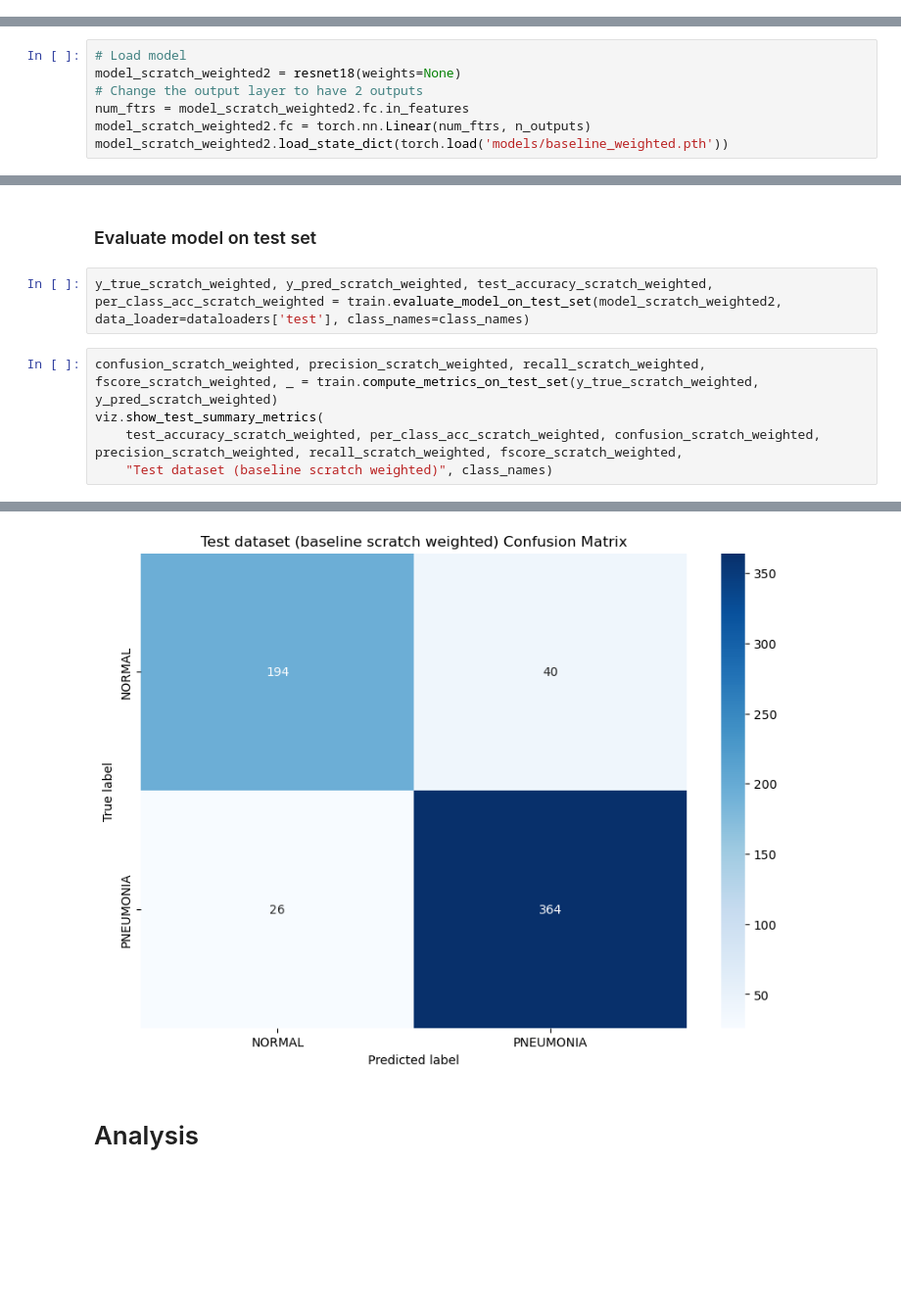
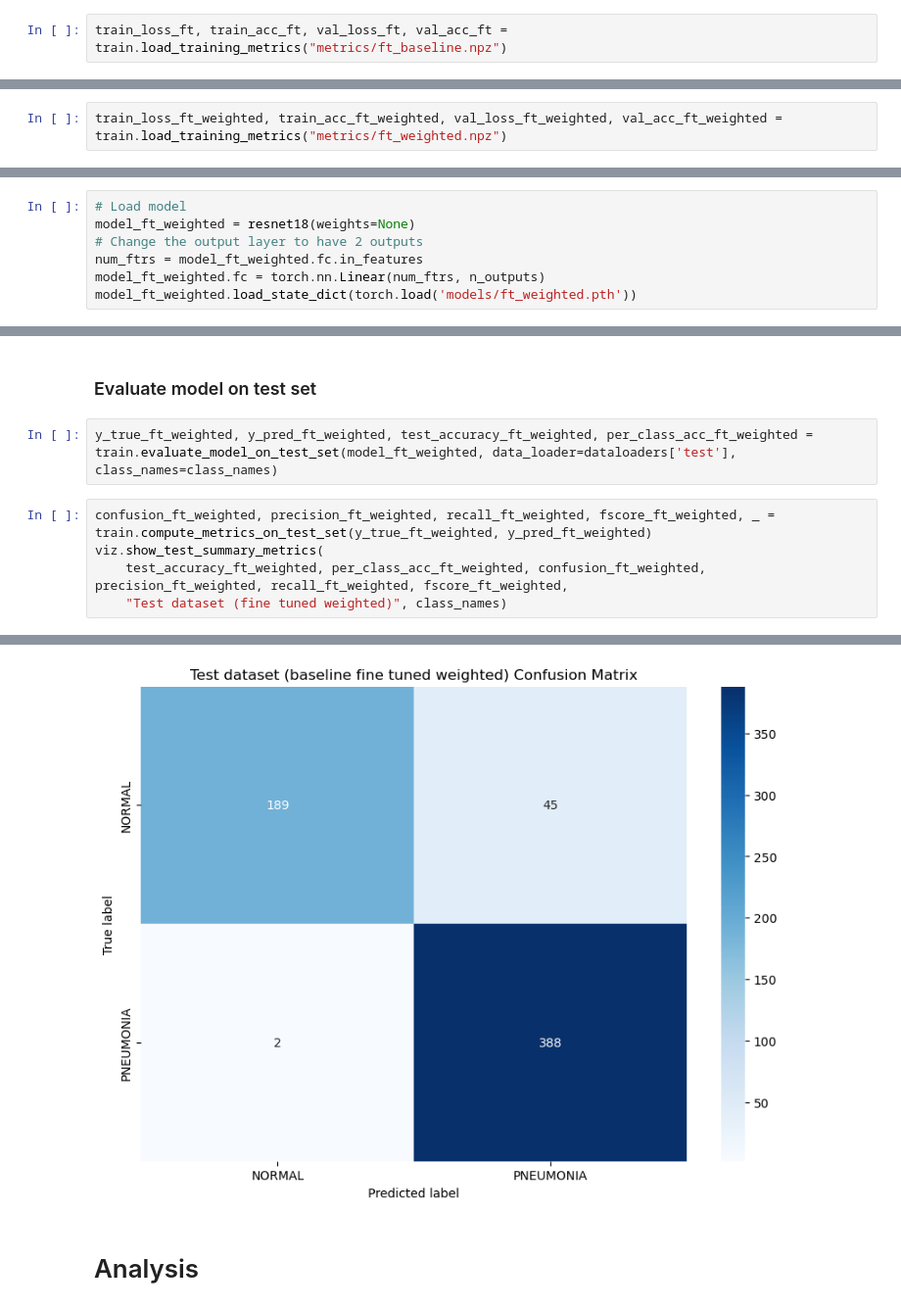
Before and after one commit to nashirj/chest-xray-classification, a Jupyter notebook: Assignment1.ipynb, the cells around one changed output, grey strips where cells are left out. Shown at 98% size. Saved outputs shown, nothing was run; the diff lists cells and outputs as text; blank space fills up the shorter version.

```diff
--- a/Assignment1.ipynb
+++ b/Assignment1.ipynb
@@ -379,3 +385,5 @@ train.save_training_metrics("metrics/baseline_ft", train_loss_ft, train_acc_ft,
+# %%
+train_loss_ft, train_acc_ft, val_loss_ft, val_acc_ft = train.load_training_metrics("metrics/ft_baseline.npz")
 # %%
 viz.plot_training_metrics(train_loss_ft, train_acc_ft, val_loss_ft, val_acc_ft, title="Baseline fine tuned")
 # %% [output]
@@ -462 +470,3 @@ train.save_training_metrics("metrics/baseline_scratch_weighted", train_loss_scra
+# %%
+train_loss_ft_weighted, train_acc_ft_weighted, val_loss_ft_weighted, val_acc_ft_weighted = train.load_training_metrics("metrics/ft_weighted.npz")
 # %%
@@ -475,20 +485,20 @@ torch.save(model_scratch_weighted.state_dict(), 'models/baseline_weighted.pth')
 ### Load model
 # %%
 # Load model
-model_scratch_weighted2 = resnet18(weights=None)
+model_ft_weighted = resnet18(weights=None)
 # Change the output layer to have 2 outputs
-num_ftrs = model_scratch_weighted2.fc.in_features
-model_scratch_weighted2.fc = torch.nn.Linear(num_ftrs, n_outputs)
-model_scratch_weighted2.load_state_dict(torch.load('models/baseline_weighted.pth'))
+num_ftrs = model_ft_weighted.fc.in_features
+model_ft_weighted.fc = torch.nn.Linear(num_ftrs, n_outputs)
+model_ft_weighted.load_state_dict(torch.load('models/ft_weighted.pth'))
 # %% [output]
 <All keys matched successfully>
 # %% [markdown]
 ### Evaluate model on test set
 # %%
-y_true_scratch_weighted, y_pred_scratch_weighted, test_accuracy_scratch_weighted, per_class_acc_scratch_weighted = train.evaluate_model_on_test_set(model_scratch_weighted2, data_loader=dataloaders['test'], class_names=class_names)
+y_true_ft_weighted, y_pred_ft_weighted, test_accuracy_ft_weighted, per_class_acc_ft_weighted = train.evaluate_model_on_test_set(model_ft_weighted, data_loader=dataloaders['test'], class_names=class_names)
 # %%
-confusion_scratch_weighted, precision_scratch_weighted, recall_scratch_weighted, fscore_scratch_weighted, _ = train.compute_metrics_on_test_set(y_true_scratch_weighted, y_pred_scratch_weighted)
+confusion_ft_weighted, precision_ft_weighted, recall_ft_weighted, fscore_ft_weighted, _ = train.compute_metrics_on_test_set(y_true_ft_weighted, y_pred_ft_weighted)
 viz.show_test_summary_metrics(
-    test_accuracy_scratch_weighted, per_class_acc_scratch_weighted, confusion_scratch_weighted, precision_scratch_weighted, recall_scratch_weighted, fscore_scratch_weighted,
-    "Test dataset (baseline scratch weighted)", class_names)
+    test_accuracy_ft_weighted, per_class_acc_ft_weighted, confusion_ft_weighted, precision_ft_weighted, recall_ft_weighted, fscore_ft_weighted,
+    "Test dataset (fine tuned weighted)", class_names)
 # %% [output]
@@ -501,4 +511,4 @@ F1 score: 0.886
-[figure, old version]
+[figure, new version]
 # %% [markdown]
 # Analysis
 # %% [markdown]
```
Also changed, not shown: parts of 42 cells of this notebook.
